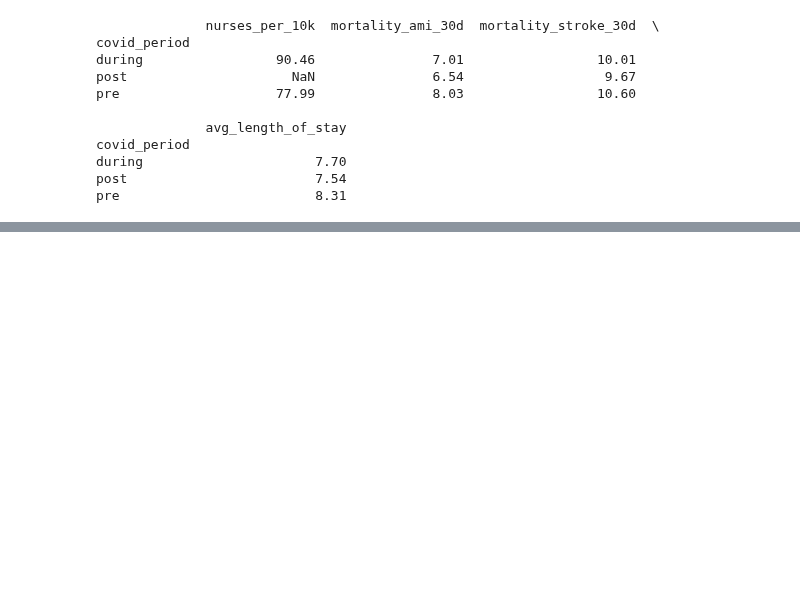
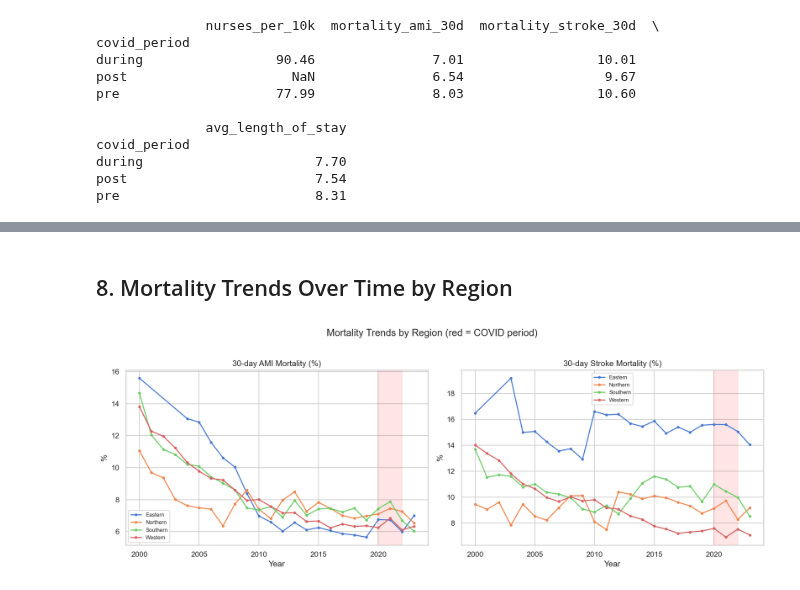
Before and after one commit to kitsakisGk/Nurse-Staffing-Europe, a Jupyter notebook: notebooks/02_eda.ipynb, the cells around one changed output, grey strips where cells are left out. Drawn from its saved outputs; the diff is of its cells as text; code cells hidden in the pictures; blank space fills up the shorter version.

```diff
--- a/notebooks/02_eda.ipynb
+++ b/notebooks/02_eda.ipynb
@@ -124,0 +148,23 @@ pre                         8.31
+# %% [markdown]
+## 8. Mortality Trends Over Time by Region
+# %%
+fig, axes = plt.subplots(1, 2, figsize=(14, 5))
+
+for ax, col, title in zip(axes,
+                           ['mortality_ami_30d', 'mortality_stroke_30d'],
+                           ['30-day AMI Mortality (%)', '30-day Stroke Mortality (%)']):
+    region_year = df.groupby(['year', 'region'])[col].mean().reset_index().dropna()
+    for region, grp in region_year.groupby('region'):
+        ax.plot(grp['year'], grp[col], marker='o', markersize=3, label=region)
+    ax.axvspan(2020, 2022, alpha=0.1, color='red')
+    ax.set_title(title)
+    ax.set_xlabel('Year')
+    ax.set_ylabel('%')
+    ax.legend(fontsize=8)
+
+plt.suptitle('Mortality Trends by Region (red = COVID period)', y=1.02)
+plt.tight_layout()
+plt.savefig(FIGURES + 'mortality_trends_by_region.png', bbox_inches='tight')
+plt.show()
+# %% [output]
+[figure, added]
```
Also changed, not shown: parts of 8 cells of this notebook.
